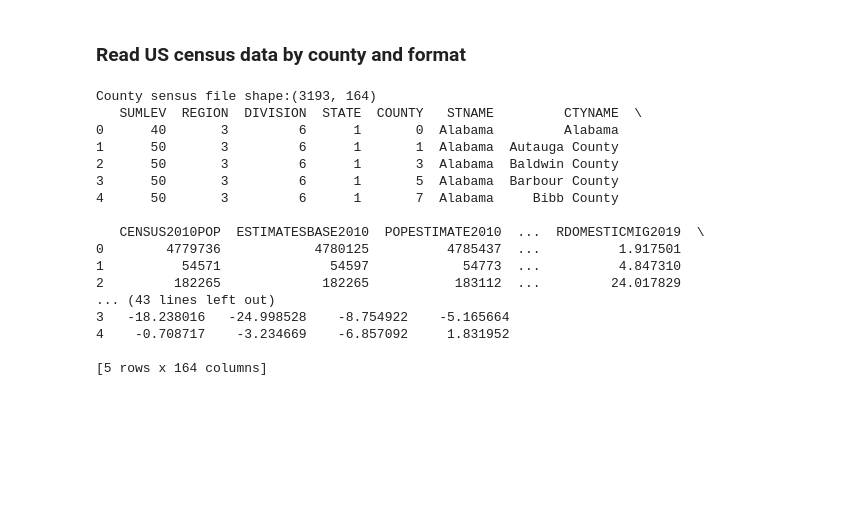
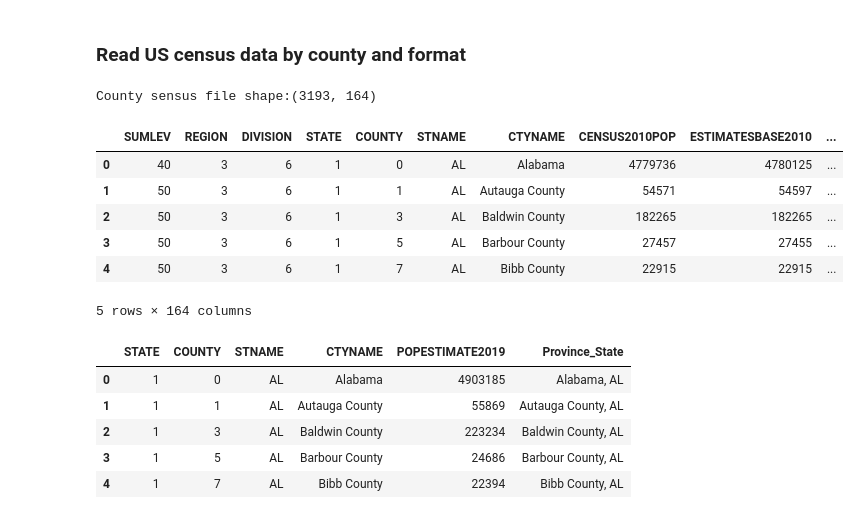
Before and after one commit to gtg269c/covid_analysis, a Jupyter notebook: noteboooks/covid_analysis.ipynb, the cells around one changed output. Saved outputs shown, nothing was run; the diff lists cells and outputs as text; code cells hidden in the pictures; blank space fills up the shorter version.

```diff
--- a/noteboooks/covid_analysis.ipynb
+++ b/noteboooks/covid_analysis.ipynb
@@ -185,33 +188,39 @@ combine_CA.groupby(['Last_Update_date']).agg([np.sum]).head()
 # %%
 ## read census data for county
 
 census_df = pd.read_csv(file_census_county, encoding = "ISO-8859-1")
 print(f'County sensus file shape:{census_df.shape}')
-print(census_df.head())
+#print(census_df.head())
 
 ## replace state names with abbreviations
 
 census_df = census_df.replace({'STNAME':us_state_abbrev})
-print(census_df.head())
+census_df.head()
 # %% [output]
 County sensus file shape:(3193, 164)
-   SUMLEV  REGION  DIVISION  STATE  COUNTY   STNAME         CTYNAME  \
-0      40       3         6      1       0  Alabama         Alabama
-1      50       3         6      1       1  Alabama  Autauga County
-2      50       3         6      1       3  Alabama  Baldwin County
-3      50       3         6      1       5  Alabama  Barbour County
-4      50       3         6      1       7  Alabama     Bibb County
-
-   CENSUS2010POP  ESTIMATESBASE2010  POPESTIMATE2010  ...  RDOMESTICMIG2019  \
-0        4779736            4780125          4785437  ...          1.917501
-1          54571              54597            54773  ...          4.847310
-2         182265             182265           183112  ...         24.017829
-... (43 lines left out)
-3   -18.238016   -24.998528    -8.754922    -5.165664
-4    -0.708717    -3.234669    -6.857092     1.831952
-
-[5 rows x 164 columns]
+|  | SUMLEV | REGION | DIVISION | STATE | COUNTY | STNAME | CTYNAME | CENSUS2010POP | ESTIMATESBASE2010 | ... |
+| 0 | 40 | 3 | 6 | 1 | 0 | AL | Alabama | 4779736 | 4780125 | ... |
+| 1 | 50 | 3 | 6 | 1 | 1 | AL | Autauga County | 54571 | 54597 | ... |
+| 2 | 50 | 3 | 6 | 1 | 3 | AL | Baldwin County | 182265 | 182265 | ... |
+| 3 | 50 | 3 | 6 | 1 | 5 | AL | Barbour County | 27457 | 27455 | ... |
+| 4 | 50 | 3 | 6 | 1 | 7 | AL | Bibb County | 22915 | 22915 | ... |
+5 rows × 164 columns
 # %%
 ## State census subset (COUNTY == 0)
 
 state_census_df = census_df.loc[census_df['COUNTY']==0]
+# %%
+## select census column for popolation estimate by for all counties and states
+census_columns = ['STATE','COUNTY','STNAME','CTYNAME','POPESTIMATE2019']
+
+census_select_df = census_df[census_columns]
+census_select_df['Province_State'] = [y+', '+x for x,y in zip(census_df['STNAME'],census_df['CTYNAME'])]
+
+census_select_df.head()
+# %% [output]
+|  | STATE | COUNTY | STNAME | CTYNAME | POPESTIMATE2019 | Province_State |
+| 0 | 1 | 0 | AL | Alabama | 4903185 | Alabama, AL |
+| 1 | 1 | 1 | AL | Autauga County | 55869 | Autauga County, AL |
+| 2 | 1 | 3 | AL | Baldwin County | 223234 | Baldwin County, AL |
+| 3 | 1 | 5 | AL | Barbour County | 24686 | Barbour County, AL |
+| 4 | 1 | 7 | AL | Bibb County | 22394 | Bibb County, AL |
```
Also changed, not shown: parts of 6 cells of this notebook.
